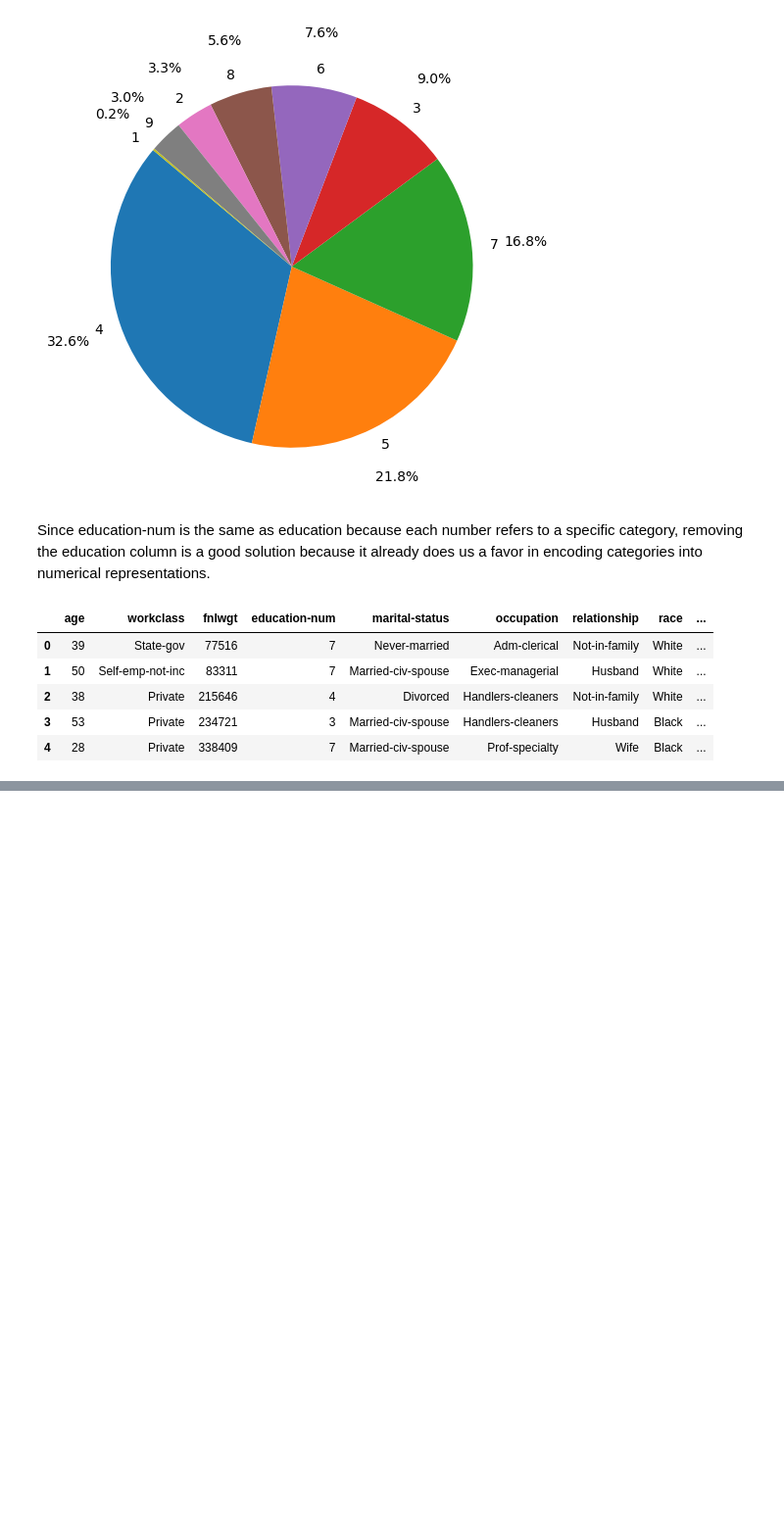
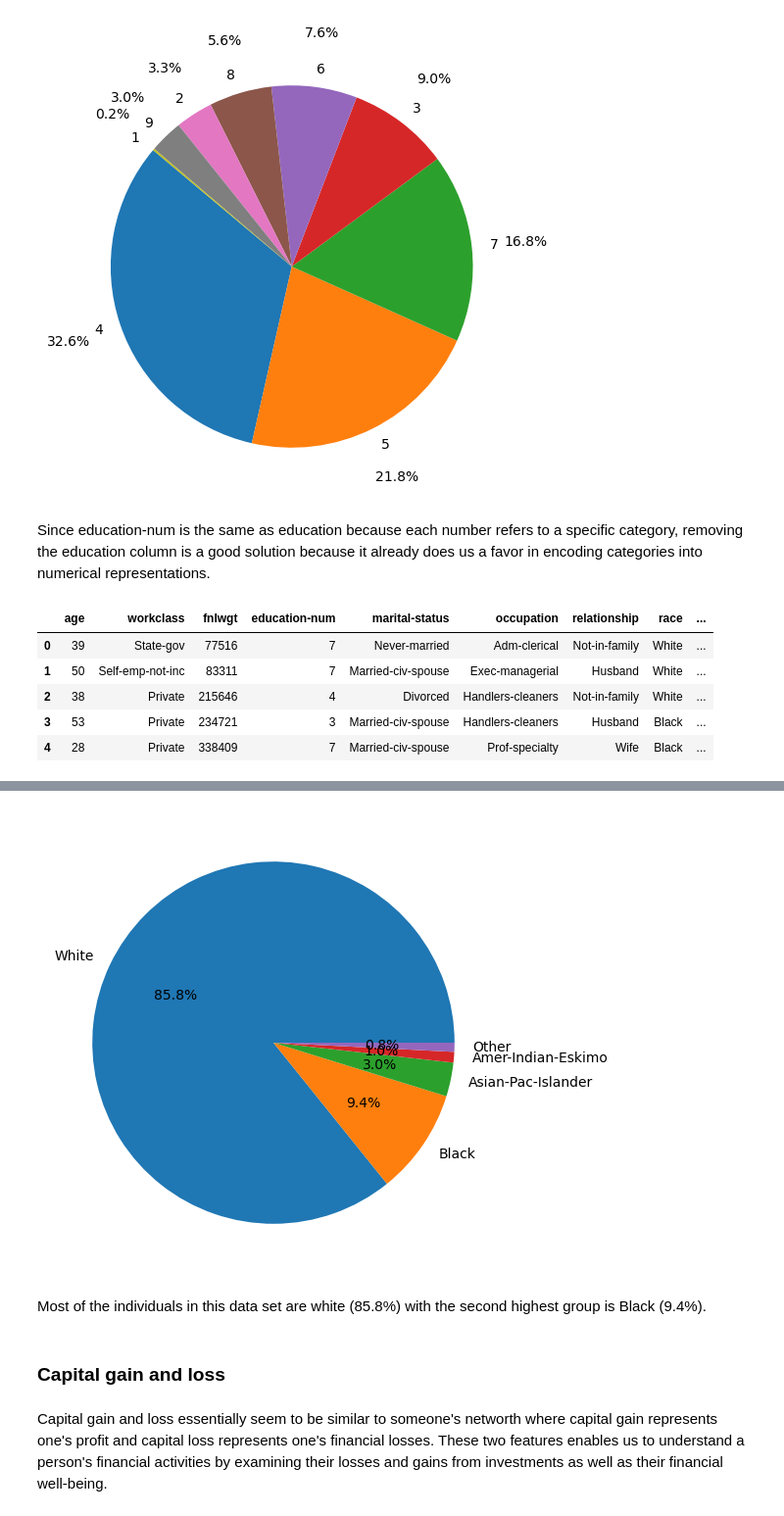
Before and after one commit to klam912/income_prediction, a Jupyter notebook: code/analysis.ipynb, the cells around one changed output, grey strips where cells are left out. Shown: that part at 98% size. Saved outputs shown, nothing was run; the diff lists cells and outputs as text; code cells hidden in the pictures; blank space fills up the shorter version.

```diff
--- a/code/analysis.ipynb
+++ b/code/analysis.ipynb
@@ -355,0 +372,17 @@ df3.head()
+# %%
+race_data = df3['race']
+race_name = race_data.unique()
+race_counts = race_data.value_counts()
+race_counts
+
+plt.figure(figsize=(8,6))
+plt.pie(race_counts, labels=race_name, autopct='%1.1f%%', startangle=360)
+plt.show()
+# %% [output]
+[figure, added]
+# %% [markdown]
+Most of the individuals in this data set are white (85.8%) with the second highest group is Black (9.4%).
+# %% [markdown]
+### Capital gain and loss
+# %% [markdown]
+Capital gain and loss essentially seem to be similar to someone's networth where capital gain represents one's profit and capital loss represents one's financial losses. These two features enables us to understand a person's financial activities by examining their losses and gains from investments as well as their financial well-being.
```
Also changed, not shown: parts of 9 cells of this notebook.
